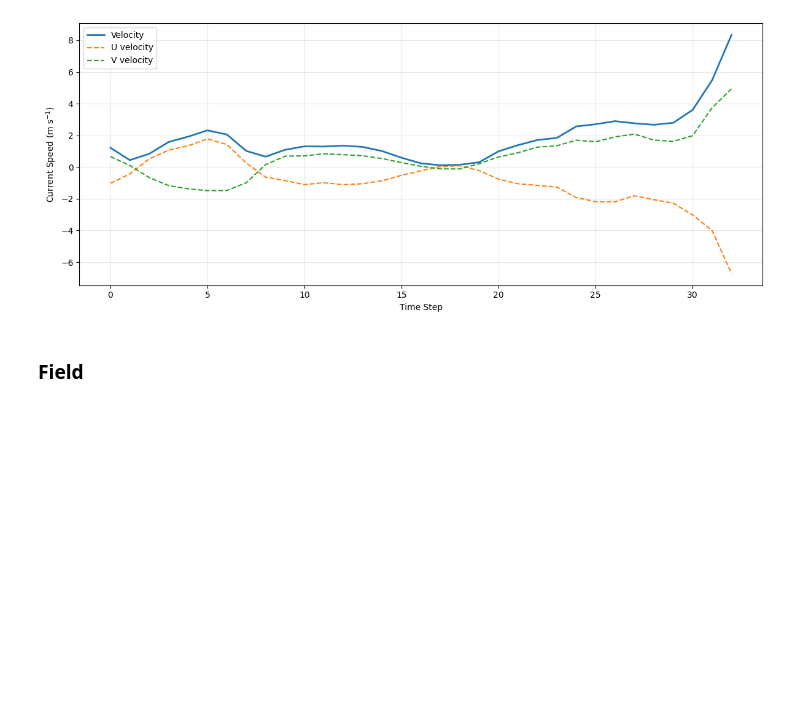
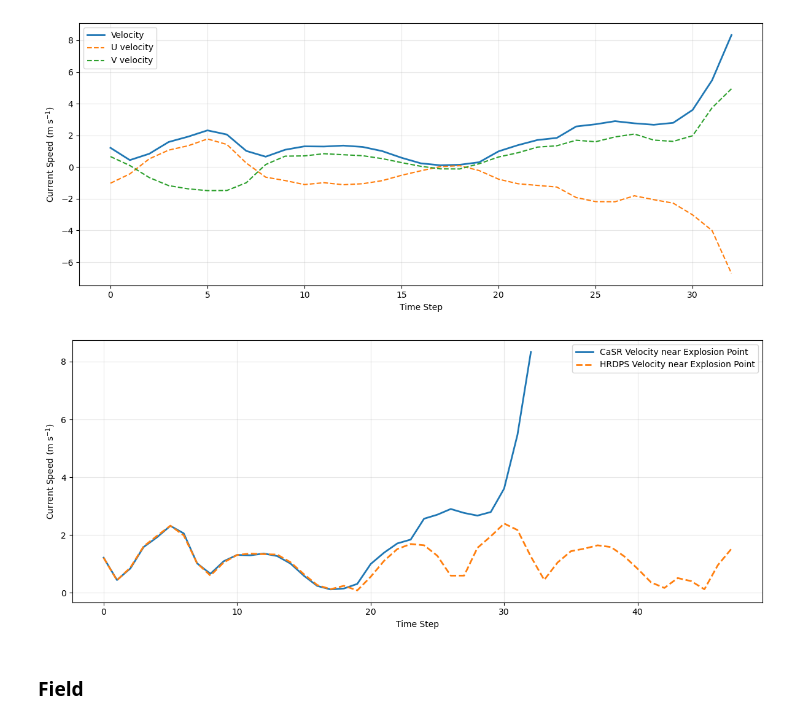
Before and after one commit to SalishSeaCast/analysis-junqi, a Jupyter notebook: Analysis_Atmospheric_Forcing/Analysis_results_comparison/Test_results_comparison/mar23_CaSRvs_HRDPS.ipynb, the cells around one changed output. Cells and saved outputs as stored; diff of their text form; code cells hidden in the pictures; blank space fills up the shorter version.

Commit message:
feat: CaSR vs HRDPS, why blow up

```diff
--- a/Analysis_Atmospheric_Forcing/Analysis_results_comparison/Test_results_comparison/mar23_CaSRvs_HRDPS.ipynb
+++ b/Analysis_Atmospheric_Forcing/Analysis_results_comparison/Test_results_comparison/mar23_CaSRvs_HRDPS.ipynb
@@ -505,3 +887,33 @@ plt.show()
+# %%
+# visualize
+
+import matplotlib.pyplot as plt
+
+fig, ax = plt.subplots(figsize=(12, 5))
+
+ax.plot(velocity_point_CaSR,
+    label='CaSR Velocity near Explosion Point',
+    linewidth=2
+)
+
+ax.plot(velocity_point_HRDPS,
+    label='HRDPS Velocity near Explosion Point',
+    linestyle='--',
+    linewidth=2
+)
+
+
+
+
+ax.set_xlabel('Time Step')
+ax.set_ylabel('Current Speed (m s$^{-1}$)')
+ax.legend()
+ax.grid(True, alpha=0.3)
+
+plt.tight_layout()
+plt.show()
+# %% [output]
+[figure, added]
 # %% [markdown]
 ### Field
 # %%
```
Also changed, not shown: parts of 8 cells of this notebook.
